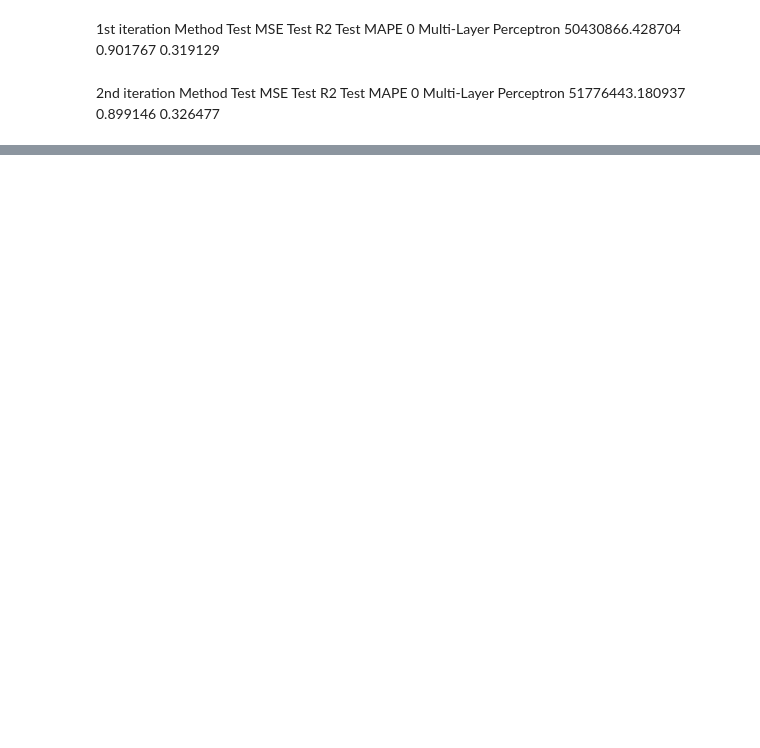
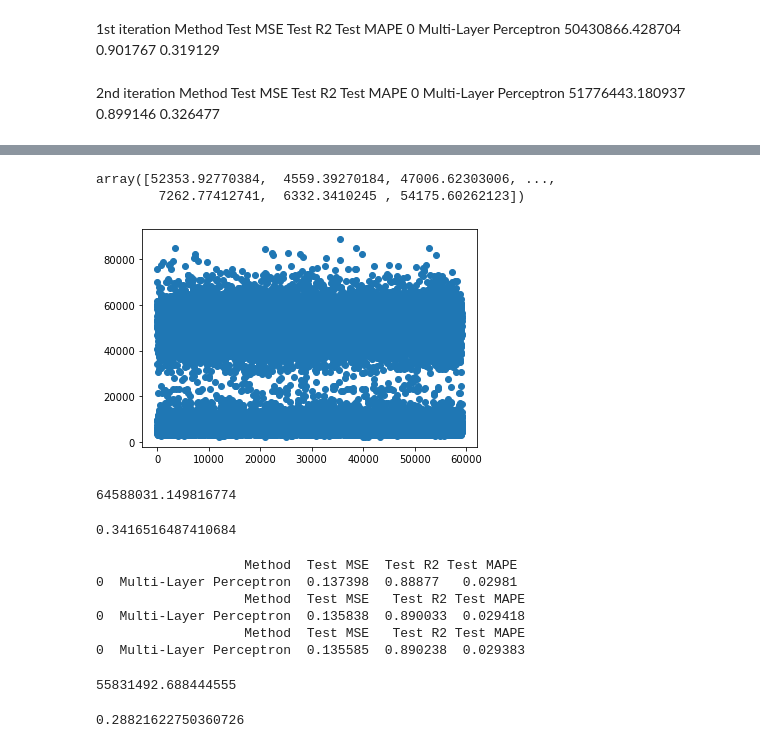
Before and after one commit to calebang/IS460, a Jupyter notebook: 02_Models/02e_MultiLayerPerceptron.ipynb, the cells around one changed output, grey strips where cells are left out. Cells and saved outputs as stored; diff of their text form; code cells hidden in the pictures; blank space fills up the shorter version.

Commit message:
train using log

```diff
--- a/02_Models/02e_MultiLayerPerceptron.ipynb
+++ b/02_Models/02e_MultiLayerPerceptron.ipynb
@@ -381,0 +393,5 @@ Method         Test MSE   Test R2 Test MAPE
+# %%
+from sklearn.model_selection import train_test_split
+X3_train,X3_test,y3_train,y3_test = train_test_split(X3,y3, test_size = 0.2)
+print(X3_train.shape)
+print(y3_test.shape)
@@ -381,0 +404,10 @@ Method         Test MSE   Test R2 Test MAPE
+# %%
+mlp = MLPRegressor(max_iter = 1000, activation = 'relu')
+mlp.fit(X3_train,y3_train)
+y3_mlp_test_pred = mlp.predict(X3_test)
+mlp_test_mse = mean_squared_error(y3_test, y3_mlp_test_pred)
+mlp_test_r2 = r2_score(y3_test, y3_mlp_test_pred)
+mlp_test_mape = mean_absolute_percentage_error(y3_test, y3_mlp_test_pred)
+mlp_results = pd.DataFrame(['Multi-Layer Perceptron',mlp_test_mse, mlp_test_r2,mlp_test_mape]).transpose()
+mlp_results.columns = ['Method', 'Test MSE', 'Test R2', 'Test MAPE']
+print(mlp_results)
@@ -381,0 +417,11 @@ Method         Test MSE   Test R2 Test MAPE
+# %%
+for i in range(1,5):
+    mlp = MLPRegressor(max_iter = 1000+500*i, activation = 'relu')
+    mlp.fit(X3_train,y3_train)
+    y_mlp_test_pred = mlp.predict(X3_test)
+    mlp_test_mse = mean_squared_error(y3_test, y_mlp_test_pred)
+    mlp_test_r2 = r2_score(y3_test, y_mlp_test_pred)
+    mlp_test_mape = mean_absolute_percentage_error(y3_test, y_mlp_test_pred)
+    mlp_results = pd.DataFrame(['Multi-Layer Perceptron',mlp_test_mse, mlp_test_r2,mlp_test_mape]).transpose()
+    mlp_results.columns = ['Method', 'Test MSE', 'Test R2', 'Test MAPE']
+    print(mlp_results)
@@ -381,0 +437,4 @@ Method         Test MSE   Test R2 Test MAPE
+# %%
+mlp2 = MLPRegressor(max_iter = 2000, activation = 'relu')
+mlp2.fit(X3_train,y3_train)
+y2_mlp_test_pred = mlp.predict(X3_test)
@@ -381,0 +456,38 @@ Method         Test MSE   Test R2 Test MAPE
+# %%
+np.exp(y2_mlp_test_pred)
+# %% [output]
+array([52353.92770384,  4559.39270184, 47006.62303006, ...,
+        7262.77412741,  6332.3410245 , 54175.60262123])
+# %%
+import matplotlib.pyplot as plt
+x_values = np.arange(len(y2_mlp_test_pred))
+plt.scatter (x_values,np.exp(y2_mlp_test_pred))
+plt.show()
+# %% [output]
+[figure, added]
+# %%
+mean_squared_error(np.exp(y3_test), np.exp(y2_mlp_test_pred))
+# %% [output]
+64588031.149816774
+# %%
+mean_absolute_percentage_error(np.exp(y3_test), np.exp(y2_mlp_test_pred))
+# %% [output]
+0.3416516487410684
+# %%
+for i in range(1,4):
+    mlp = MLPRegressor(max_iter = 2000, activation = 'relu',hidden_layer_sizes=(100+50*i,100+50*i,100+50*i,))
+    mlp.fit(X3_train,y3_train)
+    y_mlp_test_pred = mlp.predict(X3_test)
+    mlp_test_mse = mean_squared_error(y3_test, y_mlp_test_pred)
+    mlp_test_r2 = r2_score(y3_test, y_mlp_test_pred)
+    mlp_test_mape = mean_absolute_percentage_error(y3_test, y_mlp_test_pred)
+    mlp_results = pd.DataFrame(['Multi-Layer Perceptron',mlp_test_mse, mlp_test_r2,mlp_test_mape]).transpose()
+    mlp_results.columns = ['Method', 'Test MSE', 'Test R2', 'Test MAPE']
+    print(mlp_results)
+# %% [output]
+                   Method  Test MSE  Test R2 Test MAPE
+0  Multi-Layer Perceptron  0.137398  0.88877   0.02981
+                   Method  Test MSE   Test R2 Test MAPE
+0  Multi-Layer Perceptron  0.135838  0.890033  0.029418
+                   Method  Test MSE   Test R2 Test MAPE
+0  Multi-Layer Perceptron  0.135585  0.890238  0.029383
@@ -381,0 +498,8 @@ Method         Test MSE   Test R2 Test MAPE
+# %%
+mean_squared_error(np.exp(y3_test), np.exp(y4_mlp_test_pred))
+# %% [output]
+55831492.688444555
+# %%
+mean_absolute_percentage_error(np.exp(y3_test), np.exp(y4_mlp_test_pred))
+# %% [output]
+0.28821622750360726
```
Also changed, not shown: parts of 15 cells of this notebook.
